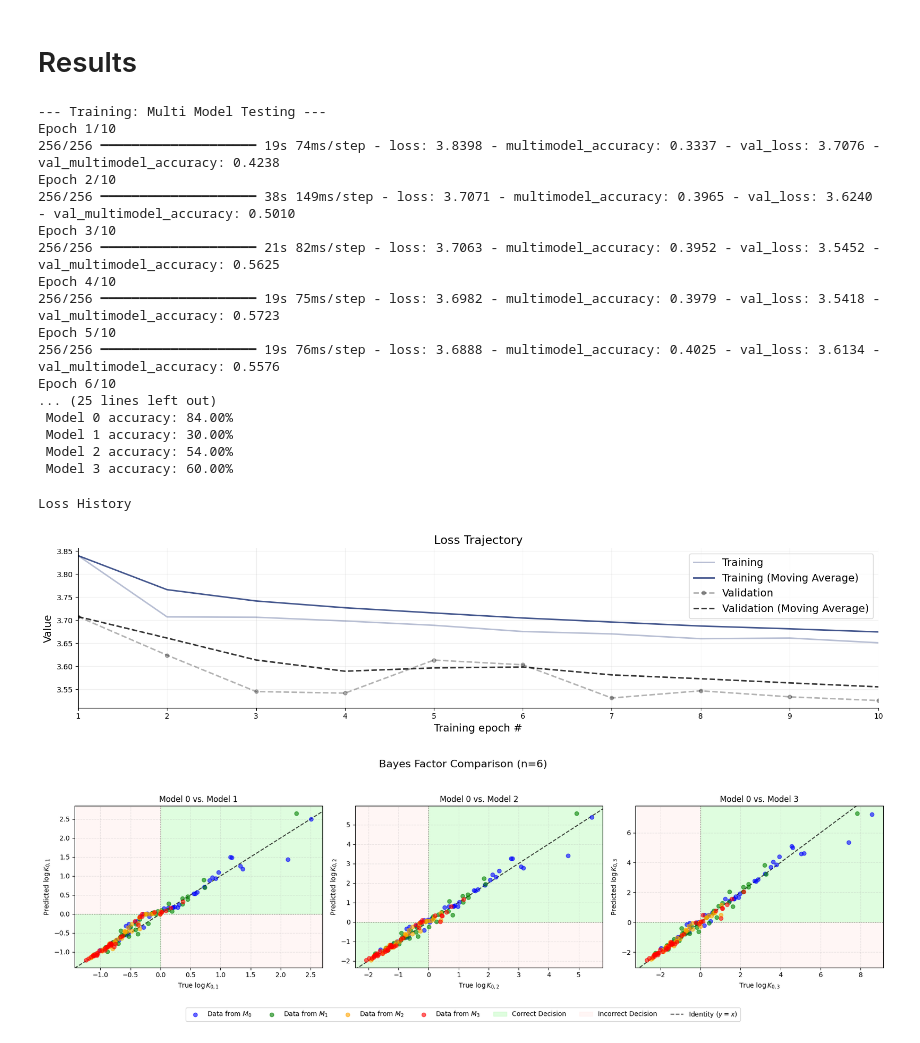
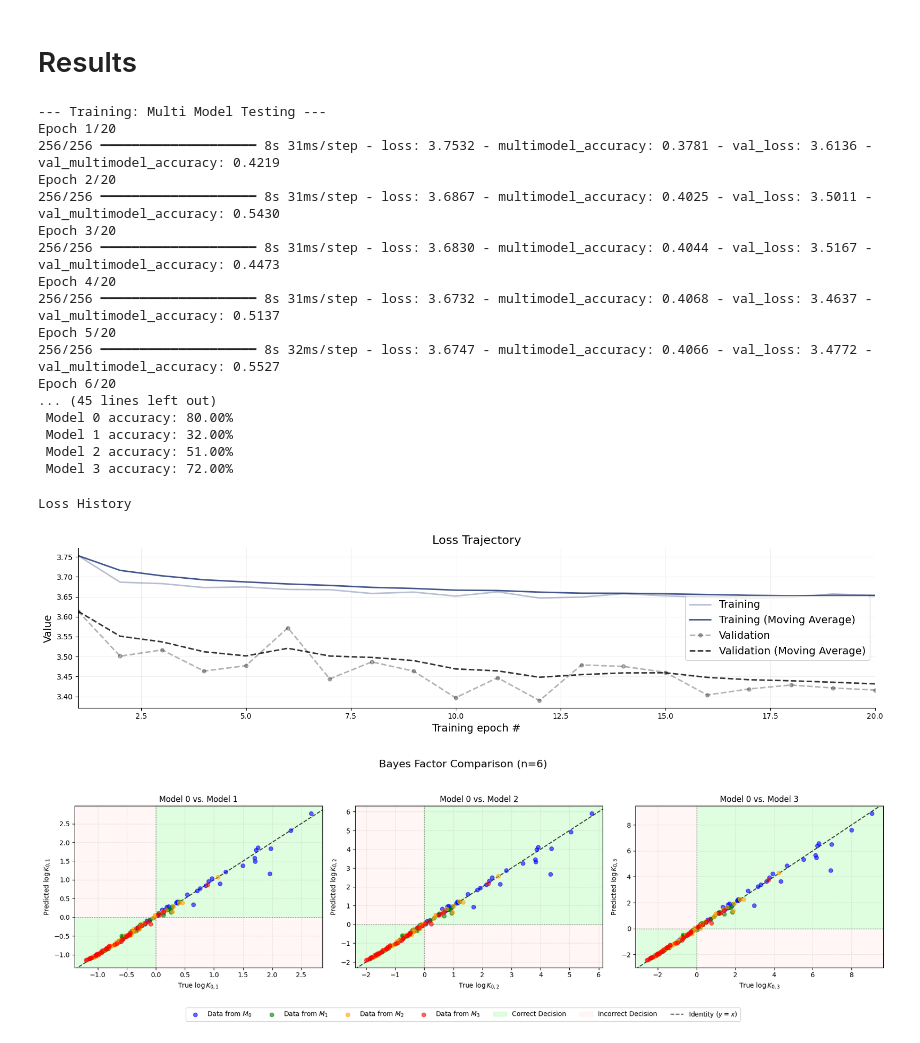
Before and after one commit to BenRodriguez1029/bayesflow-model-comparison, a Jupyter notebook: old code/multi_model_testing_close.ipynb, the cells around one changed output. Drawn from its saved outputs; the diff is of its cells as text; code cells hidden in the pictures.

```diff
--- a/old code/multi_model_testing_close.ipynb
+++ b/old code/multi_model_testing_close.ipynb
@@ -85,7 +85,7 @@ def train_test(model, name, train_loader, val_loader, n_tests, sample_funcs, n_n
 BATCH_SIZE = 128
 TRAIN_BATCHES = 256
 VAL_BATCHES = 8
-EPOCHS = 10
+EPOCHS = 20
 N_NORM_FACTOR = 10
 N_TESTS = [5, 10, 25]
 
@@ -122,7 +122,7 @@ model_instance = MultiBayesEvidenceNetwork(len(beta_priors))
 
 model_instance.compile(
     optimizer=optimizer,
-    loss=multimodel_lpop_exponential_loss,
+    loss=multimodel_exponential_loss,
     metrics=[multimodel_accuracy]
 )
 
@@ -139,29 +139,29 @@ trained_model, history, test_results = train_test(
 )
 # %% [output]
 --- Training: Multi Model Testing ---
-Epoch 1/10
-256/256 ━━━━━━━━━━━━━━━━━━━━ 19s 74ms/step - loss: 3.8398 - multimodel_accuracy: 0.3337 - val_loss: 3.7076 - val_multimodel_accuracy: 0.4238
-Epoch 2/10
-256/256 ━━━━━━━━━━━━━━━━━━━━ 38s 149ms/step - loss: 3.7071 - multimodel_accuracy: 0.3965 - val_loss: 3.6240 - val_multimodel_accuracy: 0.5010
-Epoch 3/10
-256/256 ━━━━━━━━━━━━━━━━━━━━ 21s 82ms/step - loss: 3.7063 - multimodel_accuracy: 0.3952 - val_loss: 3.5452 - val_multimodel_accuracy: 0.5625
-Epoch 4/10
-256/256 ━━━━━━━━━━━━━━━━━━━━ 19s 75ms/step - loss: 3.6982 - multimodel_accuracy: 0.3979 - val_loss: 3.5418 - val_multimodel_accuracy: 0.5723
-Epoch 5/10
-256/256 ━━━━━━━━━━━━━━━━━━━━ 19s 76ms/step - loss: 3.6888 - multimodel_accuracy: 0.4025 - val_loss: 3.6134 - val_multimodel_accuracy: 0.5576
-Epoch 6/10
-... (25 lines left out)
- Model 0 accuracy: 84.00%
- Model 1 accuracy: 30.00%
- Model 2 accuracy: 54.00%
- Model 3 accuracy: 60.00%
+Epoch 1/20
+256/256 ━━━━━━━━━━━━━━━━━━━━ 8s 31ms/step - loss: 3.7532 - multimodel_accuracy: 0.3781 - val_loss: 3.6136 - val_multimodel_accuracy: 0.4219
+Epoch 2/20
+256/256 ━━━━━━━━━━━━━━━━━━━━ 8s 31ms/step - loss: 3.6867 - multimodel_accuracy: 0.4025 - val_loss: 3.5011 - val_multimodel_accuracy: 0.5430
+Epoch 3/20
+256/256 ━━━━━━━━━━━━━━━━━━━━ 8s 31ms/step - loss: 3.6830 - multimodel_accuracy: 0.4044 - val_loss: 3.5167 - val_multimodel_accuracy: 0.4473
+Epoch 4/20
+256/256 ━━━━━━━━━━━━━━━━━━━━ 8s 31ms/step - loss: 3.6732 - multimodel_accuracy: 0.4068 - val_loss: 3.4637 - val_multimodel_accuracy: 0.5137
+Epoch 5/20
+256/256 ━━━━━━━━━━━━━━━━━━━━ 8s 32ms/step - loss: 3.6747 - multimodel_accuracy: 0.4066 - val_loss: 3.4772 - val_multimodel_accuracy: 0.5527
+Epoch 6/20
+... (45 lines left out)
+ Model 0 accuracy: 80.00%
+ Model 1 accuracy: 32.00%
+ Model 2 accuracy: 51.00%
+ Model 3 accuracy: 72.00%
 # %%
 print(f"\nLoss History")
 bf.diagnostics.plots.loss(history=history)
 plt.show()
 # %% [output]
 Loss History
-[figure, old version]
+[figure, new version]
 # %%
 from scipy.stats import beta
 import numpy as np
@@ -212,7 +206,7 @@ def check_bayes_factors():
         X_test = data_sampler(N_SAMPLES, N_SEQ)
 
         n_batch = np.full((N_SAMPLES, 1), N_SEQ / N_NORM_FACTOR, dtype=np.float32)
-        f_x_predicted = J_alpha(trained_model.predict([X_test[:, :, None], n_batch], verbose=0))
+        f_x_predicted = trained_model.predict([X_test[:, :, None], n_batch], verbose=0)
 
         log_evidence_true = np.zeros((N_SAMPLES, n_models))
         for i, (alpha, beta) in enumerate(model_params):
@@ -254,31 +248,31 @@ def check_bayes_factors():
 
         ax.axhline(0, color='k', linestyle=':', linewidth=1, alpha=0.5, zorder=2)
         ax.axvline(0, color='k', linestyle=':', linewidth=1, alpha=0.5, zorder=2)
 
         lims = [
             np.min([xlim, ylim]),
             np.max([xlim, ylim]),
         ]
         ax.plot(lims, lims, 'k--', alpha=0.75, zorder=2, label="Identity ($y=x$)")
 
         ax.set_xlim(xlim)
         ax.set_ylim(ylim)
 
         ax.set_xlabel(f"True $\log K_{{0,{model_k_idx}}}$")
         ax.set_ylabel(f"Predicted $\log K_{{0,{model_k_idx}}}$")
         ax.set_title(f"Model 0 vs. Model {model_k_idx}")
         ax.grid(True, linestyle='--', alpha=0.3)
 
     handles, labels = axes[0].get_legend_handles_labels()
     n_legend_cols = n_models + 3
     fig.legend(handles, labels, loc='upper center', bbox_to_anchor=(0.5, 0.02), ncol=n_legend_cols)
 
     plt.suptitle(f"Bayes Factor Comparison (n={N_SEQ})", fontsize=16, y=1.05)
     plt.tight_layout(rect=[0, 0.05, 1, 1]) # Adjust layout to make room for legend
     plt.show()
 
 # ---
 # Call the function
 check_bayes_factors()
 # %% [output]
-[figure, old version]
+[figure, new version]
```
Also changed, not shown: parts of 3 cells of this notebook, 5 other files.
